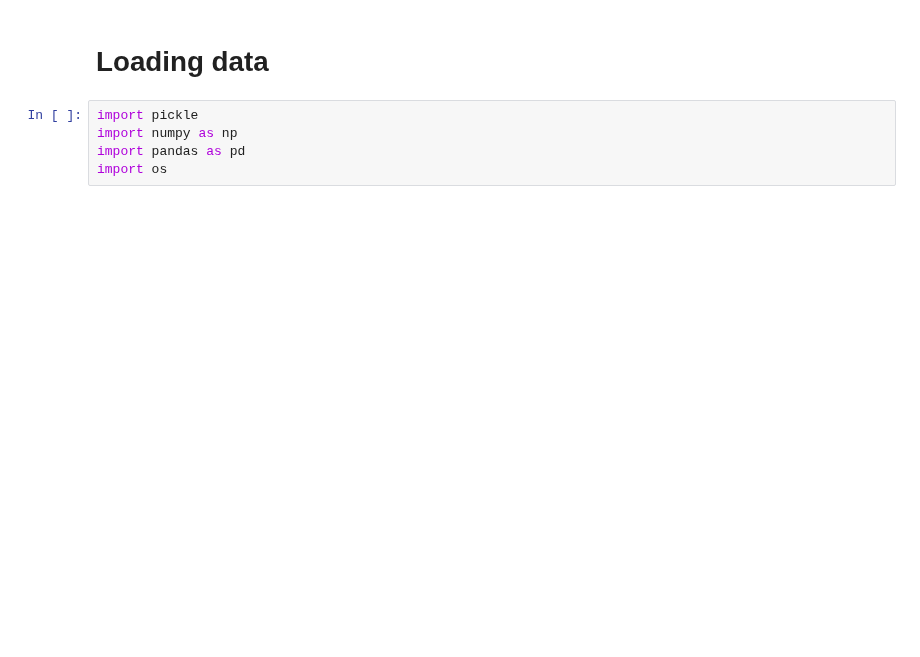
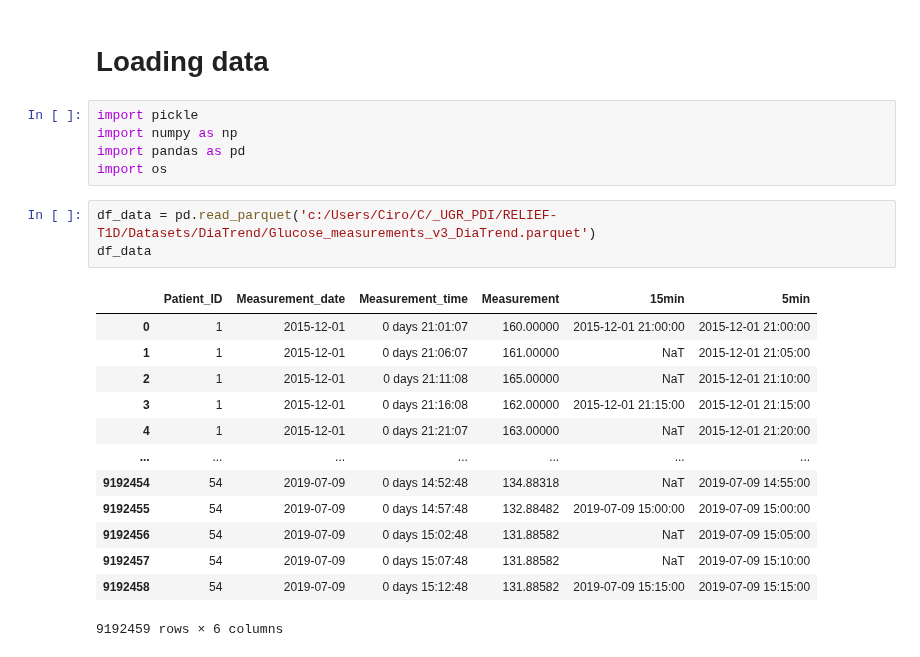
Before and after one commit to relief-t1d/relief-t1d-core, a Jupyter notebook: Windows_creation/Generate_windows_2025_no_splitting_data_from_structure.ipynb, the cells around one changed output. Cells and saved outputs as stored; diff of their text form; blank space fills up the shorter version.

```diff
--- a/Windows_creation/Generate_windows_2025_no_splitting_data_from_structure.ipynb
+++ b/Windows_creation/Generate_windows_2025_no_splitting_data_from_structure.ipynb
@@ -5,3 +5,20 @@ import pickle
 import numpy as np
 import pandas as pd
 import os
+# %%
+df_data = pd.read_parquet('c:/Users/Ciro/C/_UGR_PDI/RELIEF-T1D/Datasets/DiaTrend/Glucose_measurements_v3_DiaTrend.parquet')
+df_data
+# %% [output]
+|  | Patient_ID | Measurement_date | Measurement_time | Measurement | 15min | 5min |
+| 0 | 1 | 2015-12-01 | 0 days 21:01:07 | 160.00000 | 2015-12-01 21:00:00 | 2015-12-01 21:00:00 |
+| 1 | 1 | 2015-12-01 | 0 days 21:06:07 | 161.00000 | NaT | 2015-12-01 21:05:00 |
+| 2 | 1 | 2015-12-01 | 0 days 21:11:08 | 165.00000 | NaT | 2015-12-01 21:10:00 |
+| 3 | 1 | 2015-12-01 | 0 days 21:16:08 | 162.00000 | 2015-12-01 21:15:00 | 2015-12-01 21:15:00 |
+| 4 | 1 | 2015-12-01 | 0 days 21:21:07 | 163.00000 | NaT | 2015-12-01 21:20:00 |
+| ... | ... | ... | ... | ... | ... | ... |
+| 9192454 | 54 | 2019-07-09 | 0 days 14:52:48 | 134.88318 | NaT | 2019-07-09 14:55:00 |
+| 9192455 | 54 | 2019-07-09 | 0 days 14:57:48 | 132.88482 | 2019-07-09 15:00:00 | 2019-07-09 15:00:00 |
+| 9192456 | 54 | 2019-07-09 | 0 days 15:02:48 | 131.88582 | NaT | 2019-07-09 15:05:00 |
+| 9192457 | 54 | 2019-07-09 | 0 days 15:07:48 | 131.88582 | NaT | 2019-07-09 15:10:00 |
+| 9192458 | 54 | 2019-07-09 | 0 days 15:12:48 | 131.88582 | 2019-07-09 15:15:00 | 2019-07-09 15:15:00 |
+9192459 rows × 6 columns
```
Also changed, not shown: parts of 23 cells of this notebook, 1 other file.
